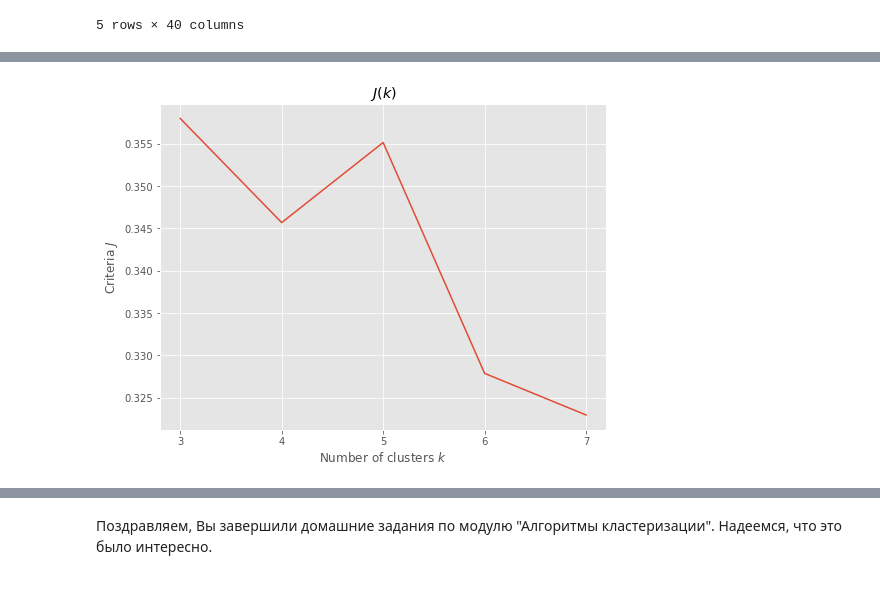
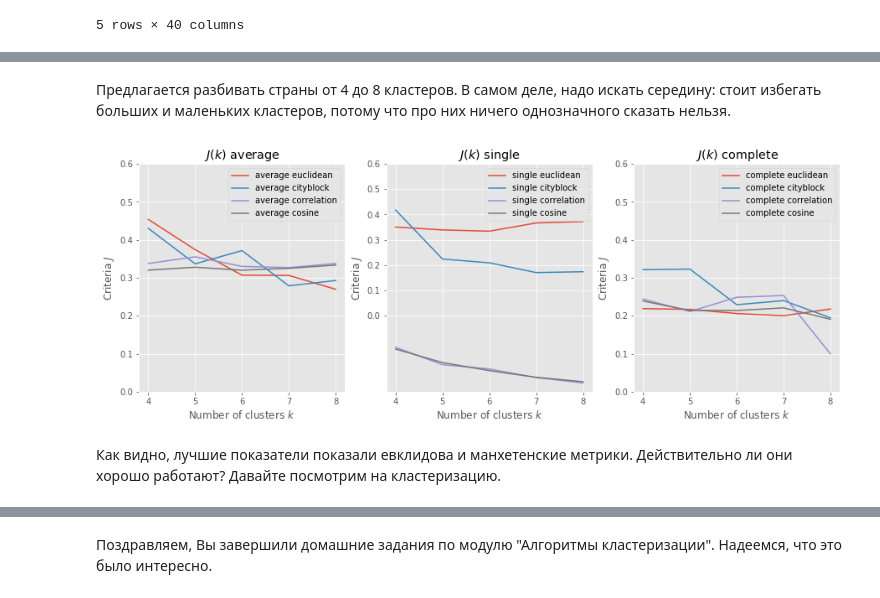
Before and after one commit to bolychevanton/TechSphere, a Jupyter notebook: Data Mining/hw5/bolychev_hw5.ipynb, the cells around one changed output, grey strips where cells are left out. Drawn from its saved outputs; the diff is of its cells as text; code cells hidden in the pictures.

```diff
--- a/Data Mining/hw5/bolychev_hw5.ipynb
+++ b/Data Mining/hw5/bolychev_hw5.ipynb
@@ -402,7 +428,7 @@ few_info_countries = list()
 countries = np.unique(df.Country_Name)
 for country in countries:
     curr_df = df[df.Country_Name == country]
-    if np.sum(curr_df.Y2010 == curr_df.Y2010) < 40:
+    if np.sum(curr_df.Y2010 == curr_df.Y2010) < len(info_Names):
         few_info_countries.append((country, np.sum(curr_df.Y2010 == curr_df.Y2010)))
 # %%
 few_info_countries
@@ -516,21 +572,46 @@ df.head()
 from sklearn.preprocessing import StandardScaler
 
 x = StandardScaler().fit_transform(df.values)
-# %%
-ks = range(3, 8)
-criteria = np.zeros(len(ks))
-
-for i, k in tqdm(enumerate(ks)):
-    cls = Clustering(K=k, metric='correlation', linkage='average')
-    y = cls.fit_predict(x)
-    criteria[i] = quality(x, y, metric='correlation')
-
-pl.figure(figsize=(8, 6))
-pl.plot(ks, criteria)
-pl.xticks(ks)
-pl.title("$J(k)$")
-pl.ylabel("Criteria $J$")
-pl.xlabel("Number of clusters $k$")
-pl.show()
-# %% [output]
-[figure, removed]
+# %% [markdown]
+Предлагается разбивать страны от 4 до 8 кластеров. В самом деле, надо искать середину: стоит избегать больших и маленьких кластеров, потому что про них ничего однозначного сказать нельзя.
+# %%
+ks = range(4, 9)
+criteria_avg = np.zeros(len(ks))
+criteria_single = np.zeros(len(ks))
+criteria_complete = np.zeros(len(ks))
+
+metrics = ['euclidean', 'cityblock', 'correlation', 'cosine']
+linkages = ['average', 'single', 'complete']
+
+criteria = dict()
+for linkage in linkages:
+    for metric in metrics:
+        criteria[linkage + ' ' + metric] = list()
+
+for i, k in tqdm(enumerate(ks)):
+    for linkage in linkages:
+        for metric in metrics:
+            cls = Clustering(k=k, linkage=linkage, metric=metric)
+            y = cls.fit_predict(x)
+            criteria[linkage + ' ' + metric].append(quality(x, y, metric=metric))
+
+
+
+plt.figure(figsize=(15, 5))
+
+for i, linkage in enumerate(linkages):
+    plt.subplot(130 + i + 1)
+    for metric in metrics:
+        key = linkage + ' ' + metric
+        plt.plot(ks, criteria[key], label=key)
+    plt.legend()
+    plt.xticks(ks)
+    plt.yticks(np.linspace(0, 0.6, 7))
+    plt.title("$J(k)$ " + linkage)
+    plt.ylabel("Criteria $J$")
+    plt.xlabel("Number of clusters $k$")
+plt.show()
+# %% [output]
+[figure, added]
+# %% [markdown]
+Как видно, лучшие показатели показали евклидова и манхетенские метрики. Действительно ли они хорошо работают? Давайте посмотрим на кластеризацию.
```
Also changed, not shown: parts of 68 cells of this notebook.
